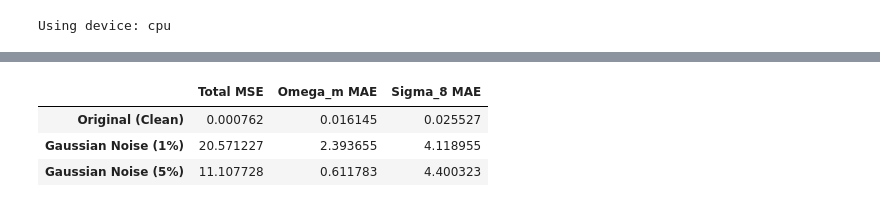
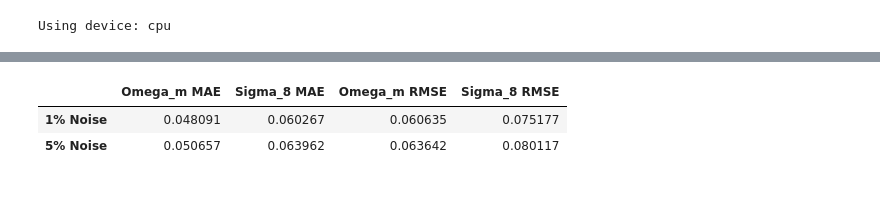
Before and after one commit to aqalbiat/cosmoreg, a Jupyter notebook: augment/compare_results.ipynb, the cells around one changed output, grey strips where cells are left out. Drawn from its saved outputs; the diff is of its cells as text; code cells hidden in the pictures.

```diff
--- a/augment/compare_results.ipynb
+++ b/augment/compare_results.ipynb
@@ -74,28 +101,76 @@ def evaluate_model_on_folder(model_name, level, data_root):
         "Sigma_8 RMSE": math.sqrt(total_sqerr_sigma_8 / num_samples)
     }
 # %%
-# Configuration
-MODEL_TO_TEST = "model_10_5"  # Use one of the names from the JSON files you showed me
 LEVEL = 3
 
-# The directories we want to compare
-directories_to_test = {
-    "Original (Clean)": "maps2d",
-    "Gaussian Noise (1%)": "augmented_maps2d/gaussian_alpha_001",
-    "Gaussian Noise (5%)": "augmented_maps2d/gaussian_alpha_005"
-}
 
-results = {}
+# GROUP 1 (Depths 4-10)
+g1_1pct_paths = [
+    "aug_checkpoints/001_4-10/checkpoints/level3/aug01_model_8_4_level3.pth",
+    "aug_checkpoints/001_4-10/checkpoints/level3/aug01_model_8_5_level3.pth",
+    "aug_checkpoints/001_4-10/checkpoints/level3/aug01_model_10_2_level3.pth",
+    "aug_checkpoints/001_4-10/checkpoints/level3/aug01_model_10_4_level3.pth",
+    "aug_checkpoints/001_4-10/checkpoints/level3/aug01_model_10_5_level3.pth"
+]
 
-for label, folder in directories_to_test.items():
-    print(f"\n--- Testing on: {label} ---")
-    try:
-        metrics = evaluate_model_on_folder(MODEL_TO_TEST, LEVEL, folder)
-        results[label] = metrics
-    except Exception as e:
-        print(f"Error loading {folder}: {e}")
+g1_5pct_paths = [
+    "aug_checkpoints/005_4-10/checkpoints/level3/aug05_model_8_2_level3.pth",
+    "aug_checkpoints/005_4-10/checkpoints/level3/aug05_model_8_4_level3.pth",
+    "aug_checkpoints/005_4-10/checkpoints/level3/aug05_model_8_5_level3.pth",
+    "aug_checkpoints/005_4-10/checkpoints/level3/aug05_model_10_4_level3.pth",
+    "aug_checkpoints/005_4-10/checkpoints/level3/aug05_model_10_5_level3.pth"
+]
 
-# Convert to a beautiful Pandas DataFrame
-df_results = pd.DataFrame(results).T
-display(df_results)
+# GROUP 2 (Depths 12-16)
+g2_1pct_paths = [
+    "aug_checkpoints/001_12-16/checkpoints/level3/aug01_model_16_1_level3.pth",
+    "aug_checkpoints/001_12-16/checkpoints/level3/aug01_model_16_2_level3.pth",
+    "aug_checkpoints/001_12-16/checkpoints/level3/aug01_model_16_3_level3.pth",
+    "aug_checkpoints/001_12-16/checkpoints/level3/aug01_model_16_4_level3.pth",
+    "aug_checkpoints/001_12-16/checkpoints/level3/aug01_model_16_5_level3.pth"
+]
+
+g2_5pct_paths = [
+    "aug_checkpoints/005_12-16/checkpoints/level3/aug05_model_12_2_level3.pth",
+    "aug_checkpoints/005_12-16/checkpoints/level3/aug05_model_14_2_level3.pth",
+    "aug_checkpoints/005_12-16/checkpoints/level3/aug05_model_16_1_level3.pth",
+    "aug_checkpoints/005_12-16/checkpoints/level3/aug05_model_16_2_level3.pth",
+    "aug_checkpoints/005_12-16/checkpoints/level3/aug05_model_16_7_level3.pth"
+]
+
+# ========================================
+
+def evaluate_list(path_list, level, data_root):
+    """Evaluates a hardcoded list of paths and returns the average metrics."""
+    group_metrics = {"Omega_m MAE": 0, "Sigma_8 MAE": 0, "Omega_m RMSE": 0, "Sigma_8 RMSE": 0}
+    valid_models = 0
+
+    for path in path_list:
+        try:
+            metrics = evaluate_exact_model(path, level, data_root)
+            for k in group_metrics:
+                group_metrics[k] += metrics[k]
+            valid_models += 1
+        except Exception as e:
+            print(f"FAILED on {path}: {e}")
+
+    if valid_models > 0:
+        for k in group_metrics:
+            group_metrics[k] /= valid_models
+    return group_metrics
+
+# --- RUN EVALUATION ---
+print("\n--- Evaluating Group 1 ---")
+g1_1pct_results = evaluate_list(g1_1pct_paths, LEVEL, "augmented_maps2d/gaussian_alpha_001")
+g1_5pct_results = evaluate_list(g1_5pct_paths, LEVEL, "augmented_maps2d/gaussian_alpha_005")
+
+print("\n--- Evaluating Group 2 ---")
+g2_1pct_results = evaluate_list(g2_1pct_paths, LEVEL, "augmented_maps2d/gaussian_alpha_001")
+g2_5pct_results = evaluate_list(g2_5pct_paths, LEVEL, "augmented_maps2d/gaussian_alpha_005")
+
+df_g1 = pd.DataFrame({"1% Noise": g1_1pct_results, "5% Noise": g1_5pct_results}).T
+df_g2 = pd.DataFrame({"1% Noise": g2_1pct_results, "5% Noise": g2_5pct_results}).T
+
+display("Group 1 (Depths 4-10) Test Set Averages:", df_g1)
+display("Group 2 (Depths 12-16) Test Set Averages:", df_g2)
 # %% [output]
@@ -110,4 +195,3 @@ Loading data for Level 3 from 'augmented_maps2d/gaussian_alpha_005' (Validation
-|  | Total MSE | Omega_m MAE | Sigma_8 MAE |
-| Original (Clean) | 0.000762 | 0.016145 | 0.025527 |
-| Gaussian Noise (1%) | 20.571227 | 2.393655 | 4.118955 |
-| Gaussian Noise (5%) | 11.107728 | 0.611783 | 4.400323 |
+|  | Omega_m MAE | Sigma_8 MAE | Omega_m RMSE | Sigma_8 RMSE |
+| 1% Noise | 0.048091 | 0.060267 | 0.060635 | 0.075177 |
+| 5% Noise | 0.050657 | 0.063962 | 0.063642 | 0.080117 |
```
Also changed, not shown: parts of 3 cells of this notebook, 1 other file.
